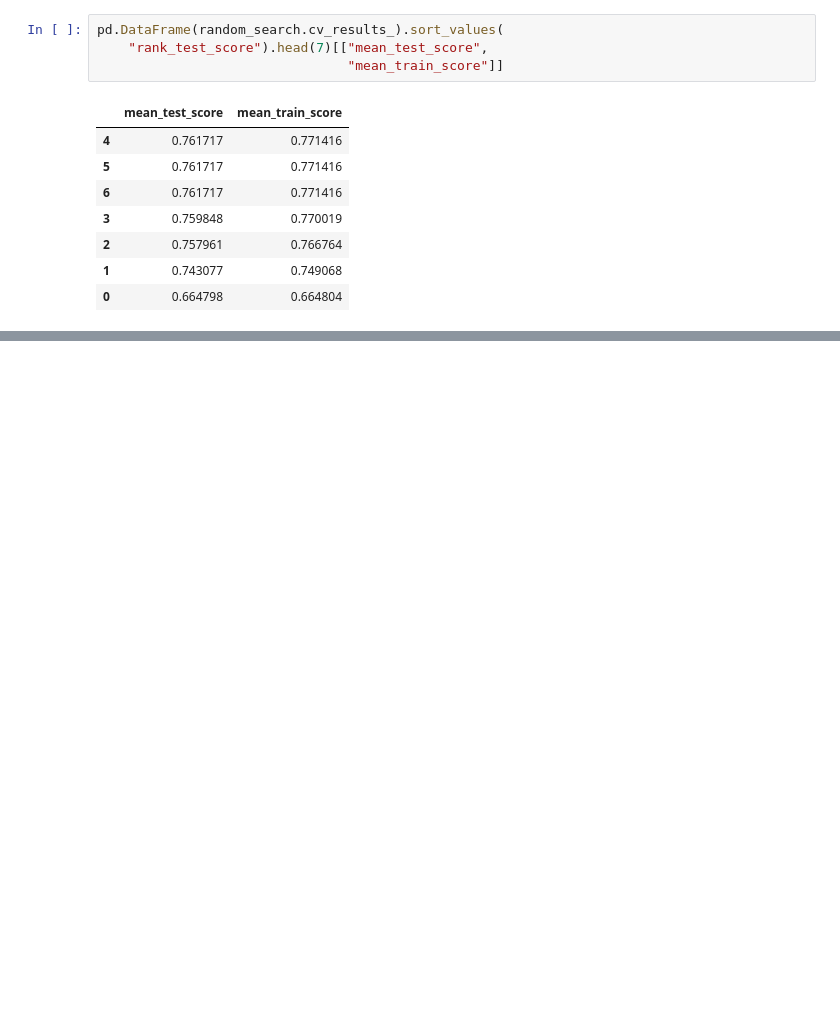
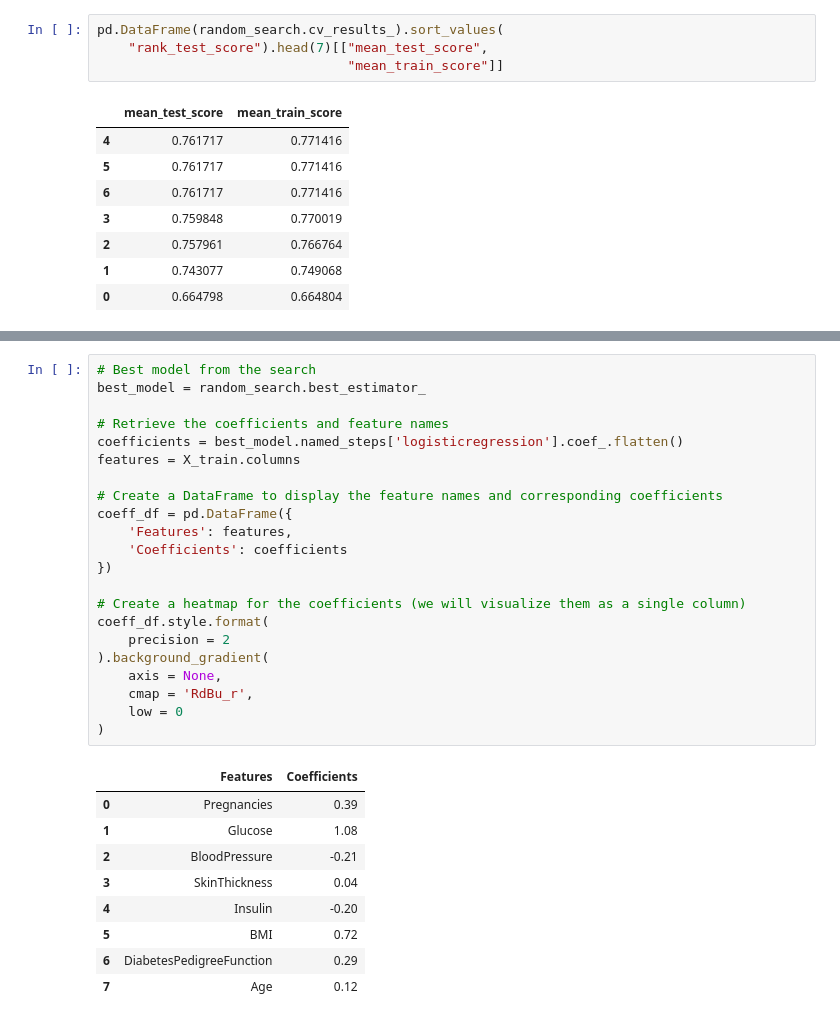
Before and after one commit to UBC-MDS/ClassificationDiabetesAnalysis, a Jupyter notebook: analysis/diabetes_analysis.ipynb, the cells around one changed output, grey strips where cells are left out. Drawn from its saved outputs; the diff is of its cells as text; blank space fills up the shorter version.

```diff
--- a/analysis/diabetes_analysis.ipynb
+++ b/analysis/diabetes_analysis.ipynb
@@ -161,0 +173,32 @@ pd.DataFrame(random_search.cv_results_).sort_values(
+# %%
+# Best model from the search
+best_model = random_search.best_estimator_
+
+# Retrieve the coefficients and feature names
+coefficients = best_model.named_steps['logisticregression'].coef_.flatten()
+features = X_train.columns
+
+# Create a DataFrame to display the feature names and corresponding coefficients
+coeff_df = pd.DataFrame({
+    'Features': features,
+    'Coefficients': coefficients
+})
+
+# Create a heatmap for the coefficients (we will visualize them as a single column)
+coeff_df.style.format(
+    precision = 2
+).background_gradient(
+    axis = None,
+    cmap = 'RdBu_r',
+    low = 0
+)
+# %% [output]
+|  | Features | Coefficients |
+| 0 | Pregnancies | 0.39 |
+| 1 | Glucose | 1.08 |
+| 2 | BloodPressure | -0.21 |
+| 3 | SkinThickness | 0.04 |
+| 4 | Insulin | -0.20 |
+| 5 | BMI | 0.72 |
+| 6 | DiabetesPedigreeFunction | 0.29 |
+| 7 | Age | 0.12 |
```
Also changed, not shown: parts of 10 cells of this notebook.
